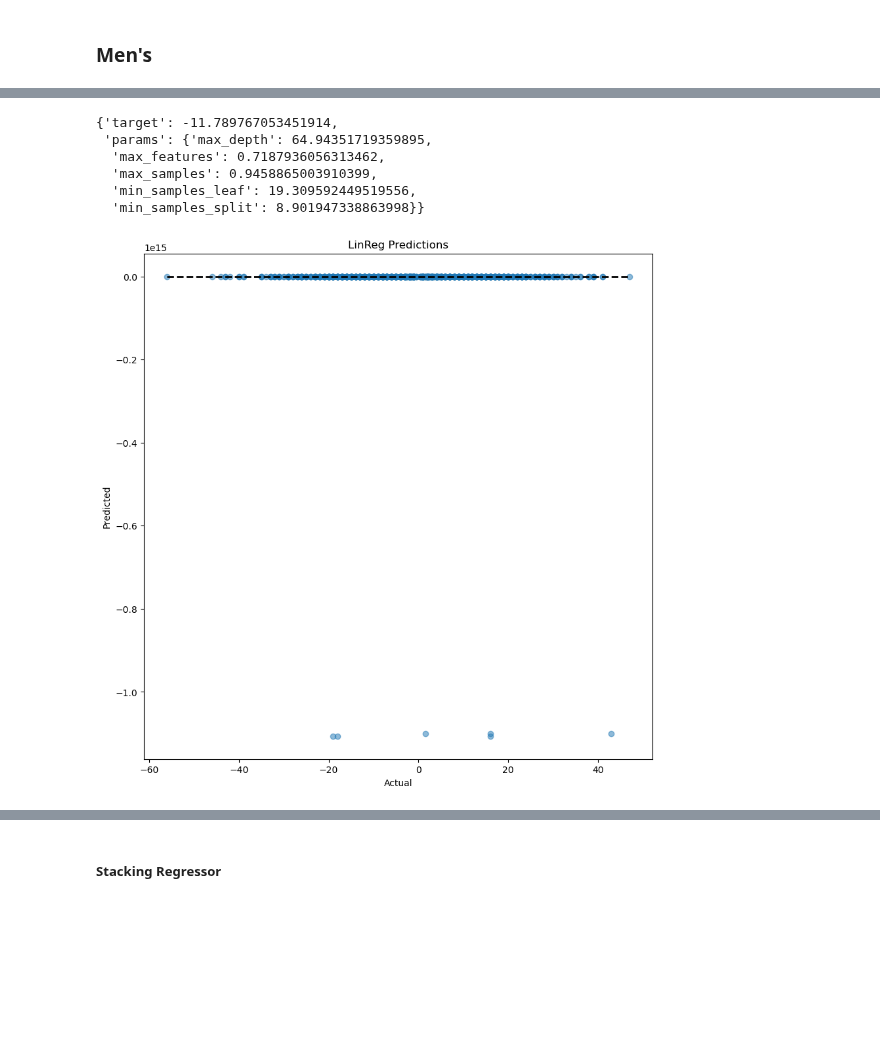
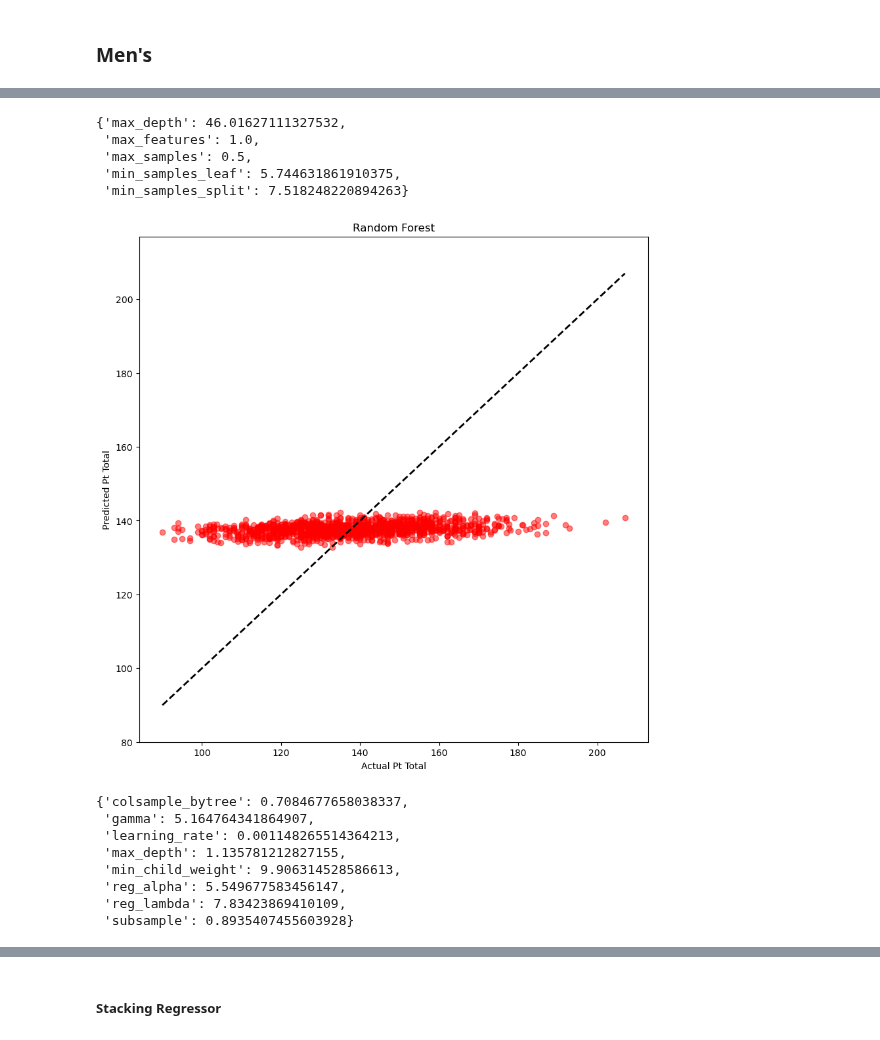
Before and after one commit to heefjones/march_madness, a Jupyter notebook: preds_detailed_point_total.ipynb, the cells around one changed output, grey strips where cells are left out. Drawn from its saved outputs; the diff is of its cells as text; code cells hidden in the pictures; blank space fills up the shorter version.

Commit message:
found best model's for men's predicted point total.

```diff
--- a/preds_detailed_point_total.ipynb
+++ b/preds_detailed_point_total.ipynb
@@ -749,18 +681,17 @@ xgb_optimizer.maximize(init_points=10, n_iter=200)
 # %%
-# get best params
-rf_optimizer.max
+# rf best params
+rf_optimizer.max['params']
 # %% [output]
-{'target': -11.789767053451914,
- 'params': {'max_depth': 64.94351719359895,
-  'max_features': 0.7187936056313462,
-  'max_samples': 0.9458865003910399,
-  'min_samples_leaf': 19.309592449519556,
-  'min_samples_split': 8.901947338863998}}
+{'max_depth': 46.01627111327532,
+ 'max_features': 1.0,
+ 'max_samples': 0.5,
+ 'min_samples_leaf': 5.744631861910375,
+ 'min_samples_split': 7.518248220894263}
 # %%
 # create model
-rf_model = RandomForestRegressor(**rf_optimizer.max['params'], n_estimators=1000, n_jobs=-1, random_state=SEED)
+rf_model_mens_pt = RandomForestRegressor(max_depth=46, max_features=1, max_samples=0.5, min_samples_leaf=5, min_samples_split=7, n_estimators=1000, n_jobs=-1, random_state=SEED)
 
 # plot preds
-plot_preds(mfeatures, rf_model, scaler=StandardScaler(), 'XGBRegressor Predictions')
+plot_preds(mfeatures, rf_model_mens_pt, scaler=StandardScaler(), title='Random Forest')
 # %% [output]
-[figure, old version]
+[figure, new version]
@@ -768,0 +698,12 @@ plot_preds(mfeatures, rf_model, scaler=StandardScaler(), 'XGBRegressor Predictio
+# %%
+# xgb best params
+xgb_optimizer.max['params']
+# %% [output]
+{'colsample_bytree': 0.7084677658038337,
+ 'gamma': 5.164764341864907,
+ 'learning_rate': 0.001148265514364213,
+ 'max_depth': 1.135781212827155,
+ 'min_child_weight': 9.906314528586613,
+ 'reg_alpha': 5.549677583456147,
+ 'reg_lambda': 7.83423869410109,
+ 'subsample': 0.8935407455603928}
```
Also changed, not shown: parts of 28 cells of this notebook.
